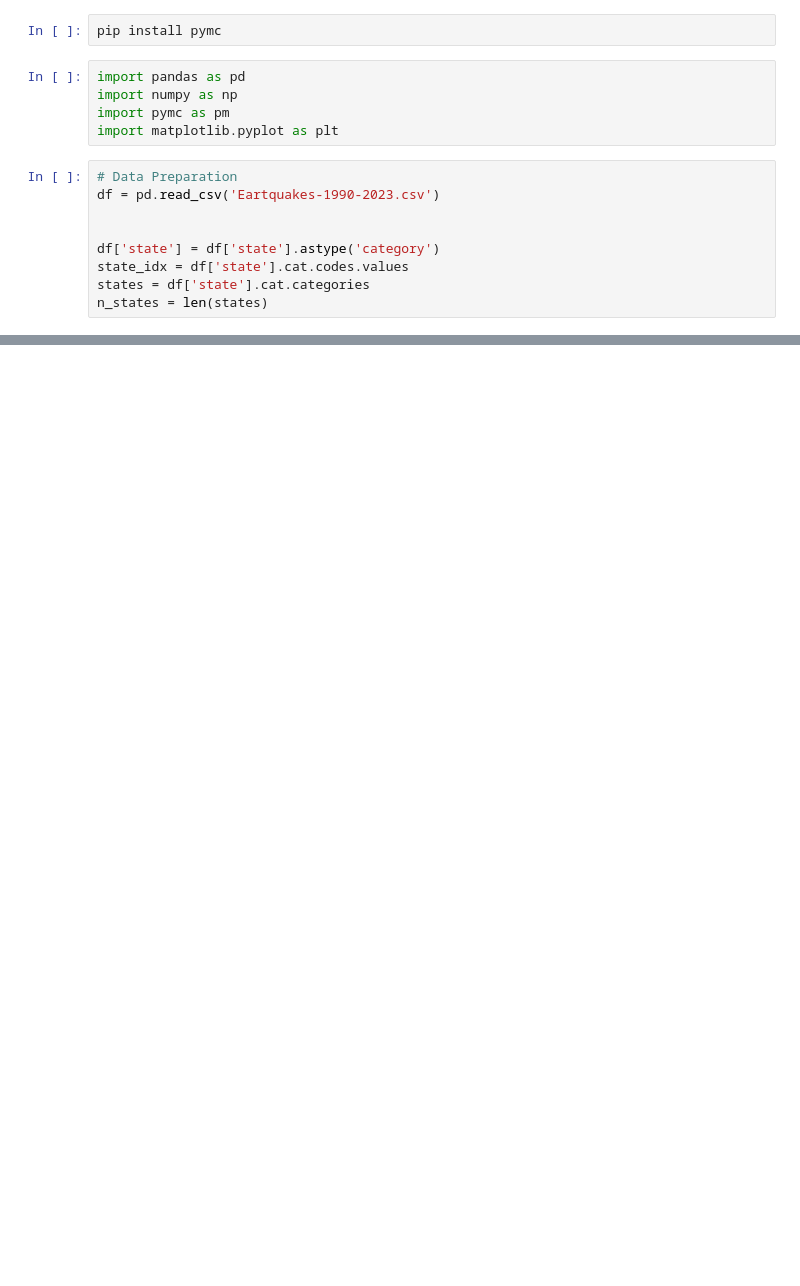
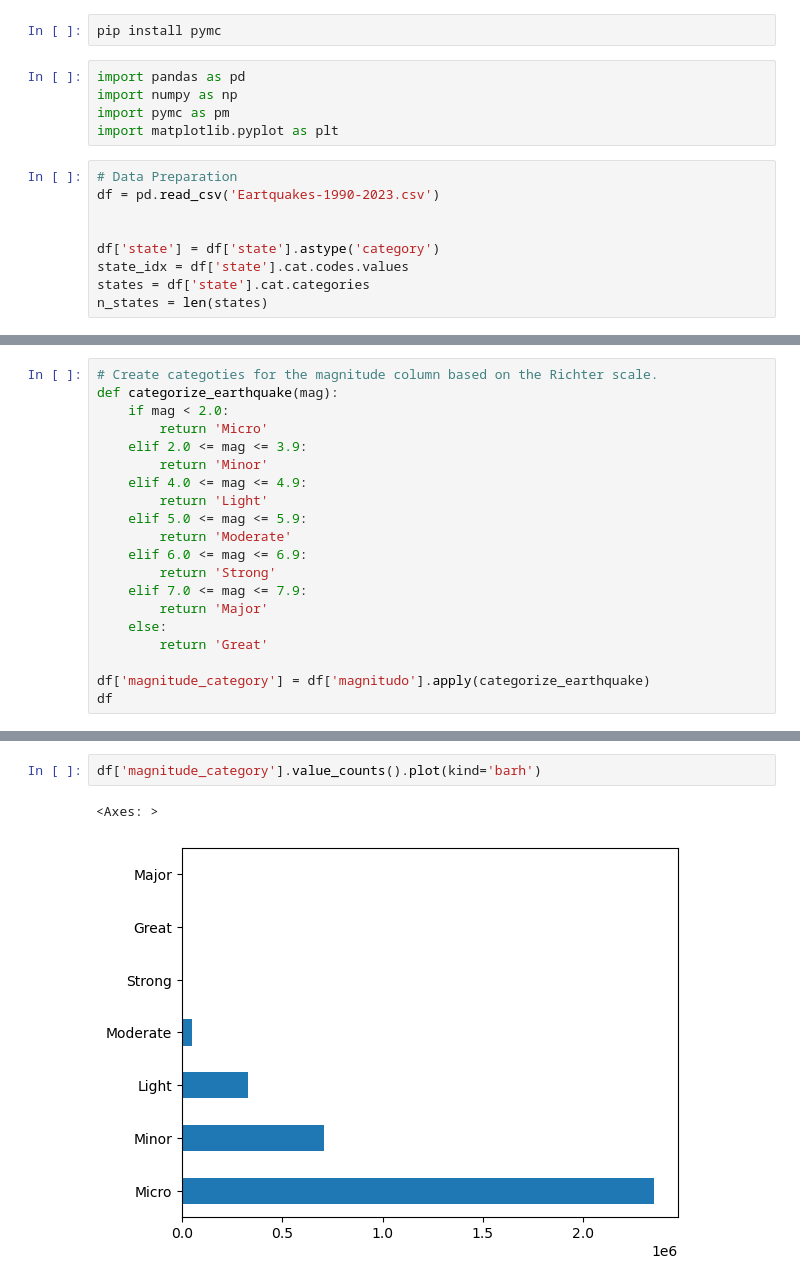
Before and after one commit to adilsaid64/bayesian-earthquake-analysis, a Jupyter notebook: notebook.ipynb, the cells around one changed output, grey strips where cells are left out. Saved outputs shown, nothing was run; the diff lists cells and outputs as text; blank space fills up the shorter version.

```diff
--- a/notebook.ipynb
+++ b/notebook.ipynb
@@ -46,0 +90,20 @@ Index(['time', 'place', 'status', 'tsunami', 'significance', 'data_type',
+# %%
+# Create categoties for the magnitude column based on the Richter scale.
+def categorize_earthquake(mag):
+    if mag < 2.0:
+        return 'Micro'
+    elif 2.0 <= mag <= 3.9:
+        return 'Minor'
+    elif 4.0 <= mag <= 4.9:
+        return 'Light'
+    elif 5.0 <= mag <= 5.9:
+        return 'Moderate'
+    elif 6.0 <= mag <= 6.9:
+        return 'Strong'
+    elif 7.0 <= mag <= 7.9:
+        return 'Major'
+    else:
+        return 'Great'
+
+df['magnitude_category'] = df['magnitudo'].apply(categorize_earthquake)
+df
@@ -46,0 +124,5 @@ Index(['time', 'place', 'status', 'tsunami', 'significance', 'data_type',
+# %%
+df['magnitude_category'].value_counts().plot(kind='barh')
+# %% [output]
+<Axes: >
+[figure, added]
```
Also changed, not shown: parts of 8 cells of this notebook.
